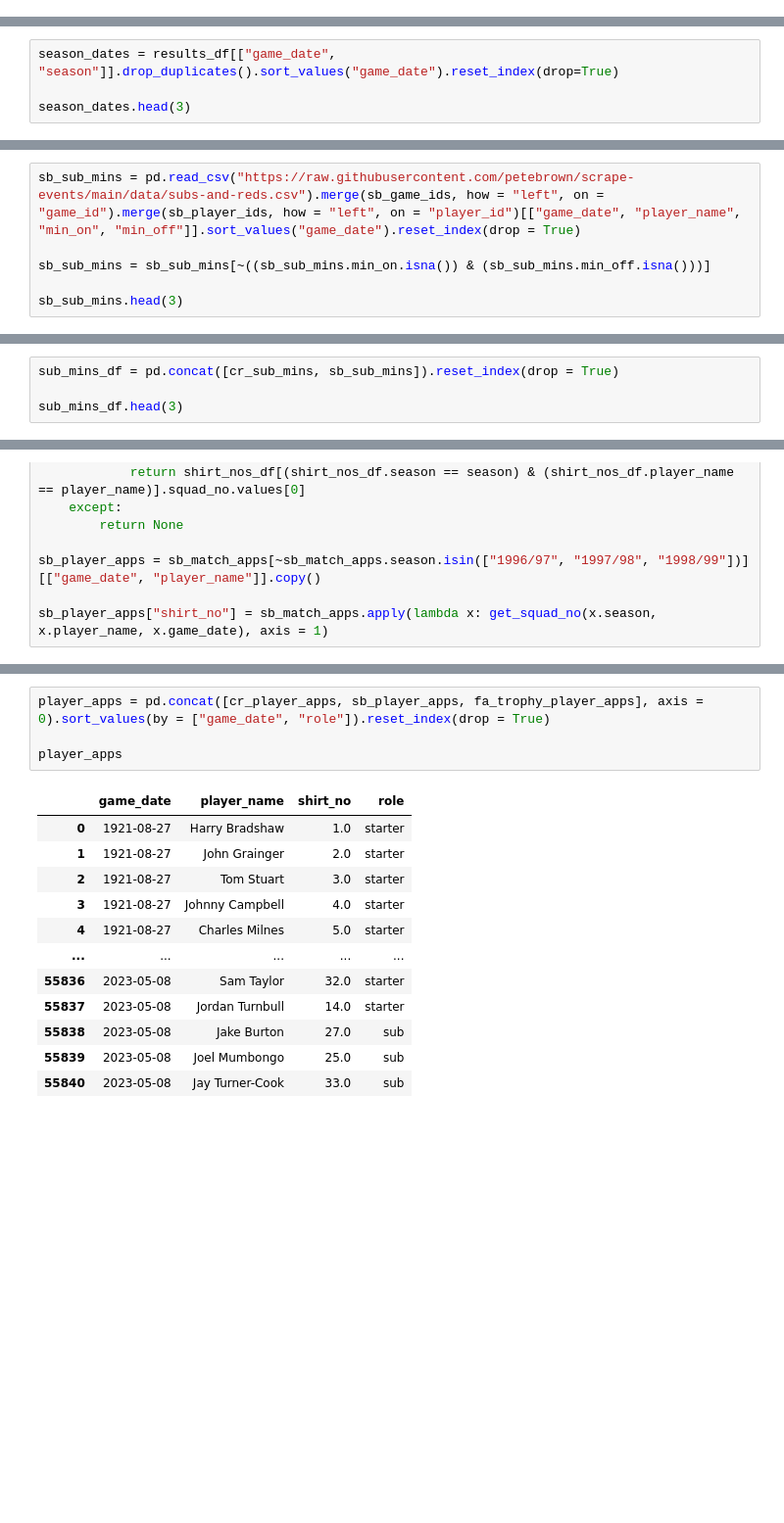
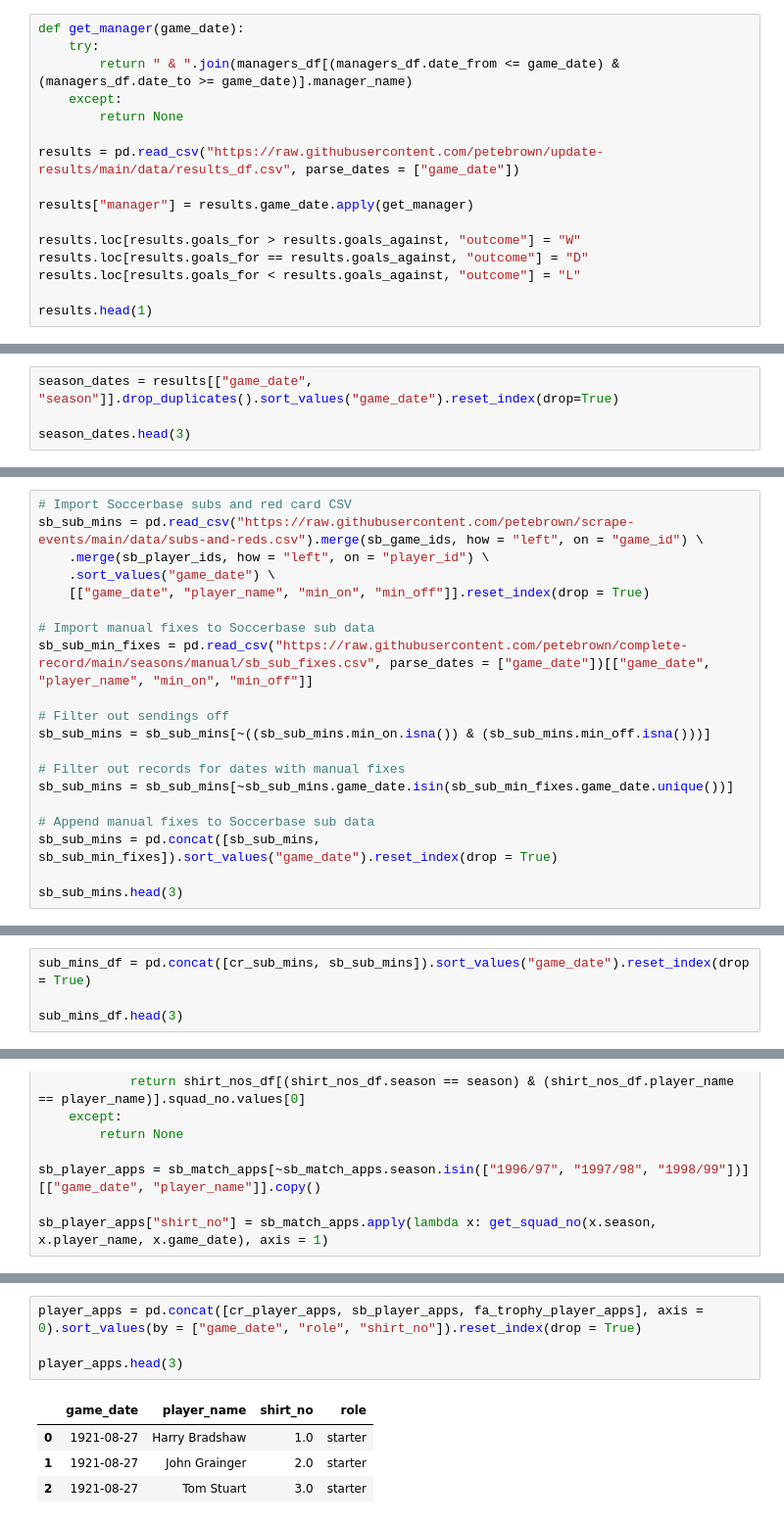
Before and after one commit to petebrown/pre-2023-data-prep, a Jupyter notebook: data-pipeline-prep.ipynb, the cells around one changed output, grey strips where cells are left out. Shown at 98% size. Drawn from its saved outputs; the diff is of its cells as text; blank space fills up the shorter version.

```diff
--- a/data-pipeline-prep.ipynb
+++ b/data-pipeline-prep.ipynb
@@ -31,0 +43,16 @@ name_fixes = {
+# %%
+def get_manager(game_date):
+    try:
+        return " & ".join(managers_df[(managers_df.date_from <= game_date) & (managers_df.date_to >= game_date)].manager_name)
+    except:
+        return None
+
+results = pd.read_csv("https://raw.githubusercontent.com/petebrown/update-results/main/data/results_df.csv", parse_dates = ["game_date"])
+
+results["manager"] = results.game_date.apply(get_manager)
+
+results.loc[results.goals_for > results.goals_against, "outcome"] = "W"
+results.loc[results.goals_for == results.goals_against, "outcome"] = "D"
+results.loc[results.goals_for < results.goals_against, "outcome"] = "L"
+
+results.head(1)
@@ -232,7 +259,7 @@ goals_df.head(3)
 # %% [markdown]
 # Create `subs_df`
 # %%
-season_dates = results_df[["game_date", "season"]].drop_duplicates().sort_values("game_date").reset_index(drop=True)
+season_dates = results[["game_date", "season"]].drop_duplicates().sort_values("game_date").reset_index(drop=True)
 
 season_dates.head(3)
 # %% [output]
@@ -265,10 +292,24 @@ sb_player_ids.head(3)
 | 1 | 18605 | Peter Clarke |
 | 2 | 103555 | Josh Dacres-Cogley |
 # %%
-sb_sub_mins = pd.read_csv("https://raw.githubusercontent.com/petebrown/scrape-events/main/data/subs-and-reds.csv").merge(sb_game_ids, how = "left", on = "game_id").merge(sb_player_ids, how = "left", on = "player_id")[["game_date", "player_name", "min_on", "min_off"]].sort_values("game_date").reset_index(drop = True)
+# Import Soccerbase subs and red card CSV
+sb_sub_mins = pd.read_csv("https://raw.githubusercontent.com/petebrown/scrape-events/main/data/subs-and-reds.csv").merge(sb_game_ids, how = "left", on = "game_id") \
+    .merge(sb_player_ids, how = "left", on = "player_id") \
+    .sort_values("game_date") \
+    [["game_date", "player_name", "min_on", "min_off"]].reset_index(drop = True)
 
+# Import manual fixes to Soccerbase sub data
+sb_sub_min_fixes = pd.read_csv("https://raw.githubusercontent.com/petebrown/complete-record/main/seasons/manual/sb_sub_fixes.csv", parse_dates = ["game_date"])[["game_date", "player_name", "min_on", "min_off"]]
+
+# Filter out sendings off
 sb_sub_mins = sb_sub_mins[~((sb_sub_mins.min_on.isna()) & (sb_sub_mins.min_off.isna()))]
 
+# Filter out records for dates with manual fixes
+sb_sub_mins = sb_sub_mins[~sb_sub_mins.game_date.isin(sb_sub_min_fixes.game_date.unique())]
+
+# Append manual fixes to Soccerbase sub data
+sb_sub_mins = pd.concat([sb_sub_mins, sb_sub_min_fixes]).sort_values("game_date").reset_index(drop = True)
+
 sb_sub_mins.head(3)
 # %% [output]
 |  | game_date | player_name | min_on | min_off |
@@ -285,7 +326,7 @@ cr_sub_mins.head(3)
 | 1 | 1965-08-23 | Mandy Hill | 75.0 | NaN |
 | 2 | 1965-10-15 | Eddie Stuart | 82.0 | NaN |
 # %%
-sub_mins_df = pd.concat([cr_sub_mins, sb_sub_mins]).reset_index(drop = True)
+sub_mins_df = pd.concat([cr_sub_mins, sb_sub_mins]).sort_values("game_date").reset_index(drop = True)
 
 sub_mins_df.head(3)
 # %% [output]
@@ -487,17 +527,9 @@ sb_player_apps
 # %%
-player_apps = pd.concat([cr_player_apps, sb_player_apps, fa_trophy_player_apps], axis = 0).sort_values(by = ["game_date", "role"]).reset_index(drop = True)
+player_apps = pd.concat([cr_player_apps, sb_player_apps, fa_trophy_player_apps], axis = 0).sort_values(by = ["game_date", "role", "shirt_no"]).reset_index(drop = True)
 
-player_apps
+player_apps.head(3)
 # %% [output]
 |  | game_date | player_name | shirt_no | role |
 | 0 | 1921-08-27 | Harry Bradshaw | 1.0 | starter |
 | 1 | 1921-08-27 | John Grainger | 2.0 | starter |
 | 2 | 1921-08-27 | Tom Stuart | 3.0 | starter |
-| 3 | 1921-08-27 | Johnny Campbell | 4.0 | starter |
-| 4 | 1921-08-27 | Charles Milnes | 5.0 | starter |
-| ... | ... | ... | ... | ... |
-| 55836 | 2023-05-08 | Sam Taylor | 32.0 | starter |
-| 55837 | 2023-05-08 | Jordan Turnbull | 14.0 | starter |
-| 55838 | 2023-05-08 | Jake Burton | 27.0 | sub |
-| 55839 | 2023-05-08 | Joel Mumbongo | 25.0 | sub |
-| 55840 | 2023-05-08 | Jay Turner-Cook | 33.0 | sub |
```
Also changed, not shown: parts of 21 cells of this notebook, 6 other files.
